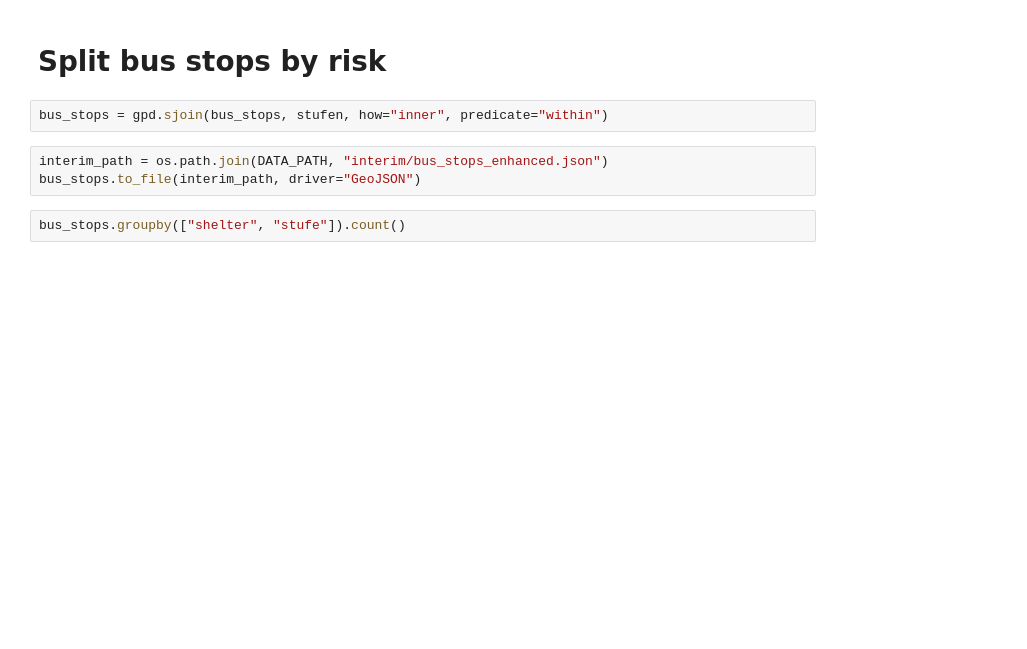
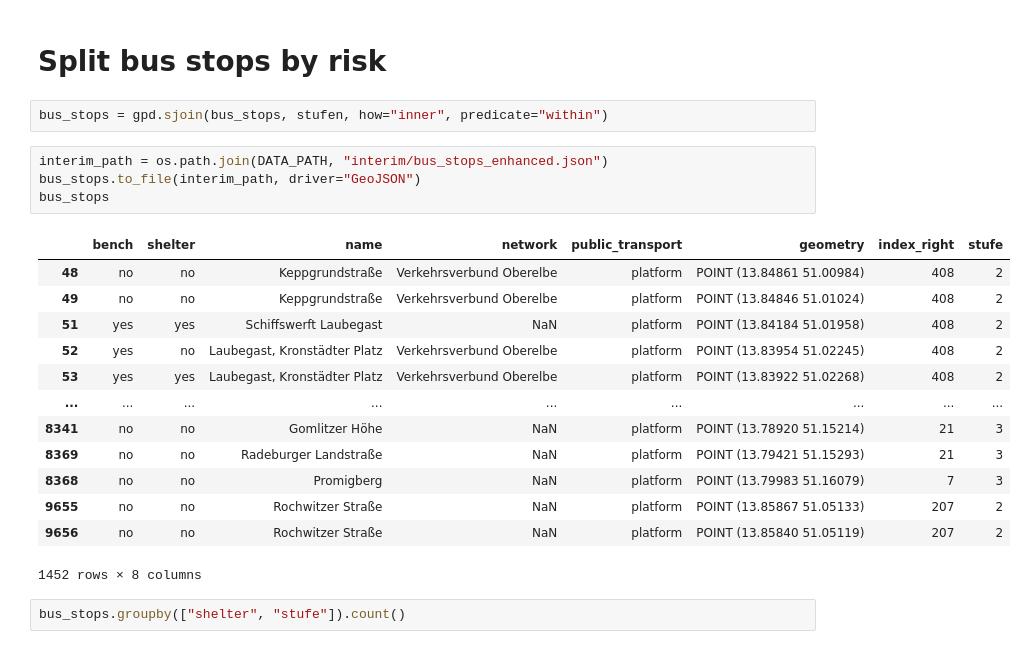
Before and after one commit to Wespe95/HiRo, a Jupyter notebook: notebooks/bus_hazard_zones.ipynb, the cells around one changed output. Drawn from its saved outputs; the diff is of its cells as text; blank space fills up the shorter version.

```diff
--- a/notebooks/bus_hazard_zones.ipynb
+++ b/notebooks/bus_hazard_zones.ipynb
@@ -88,6 +116,21 @@ bus_stops = gpd.sjoin(bus_stops, stufen, how="inner", predicate="within")
 # %%
 interim_path = os.path.join(DATA_PATH, "interim/bus_stops_enhanced.json")
 bus_stops.to_file(interim_path, driver="GeoJSON")
+bus_stops
+# %% [output]
+|  | bench | shelter | name | network | public_transport | geometry | index_right | stufe |
+| 48 | no | no | Keppgrundstraße | Verkehrsverbund Oberelbe | platform | POINT (13.84861 51.00984) | 408 | 2 |
+| 49 | no | no | Keppgrundstraße | Verkehrsverbund Oberelbe | platform | POINT (13.84846 51.01024) | 408 | 2 |
+| 51 | yes | yes | Schiffswerft Laubegast | NaN | platform | POINT (13.84184 51.01958) | 408 | 2 |
+| 52 | yes | no | Laubegast, Kronstädter Platz | Verkehrsverbund Oberelbe | platform | POINT (13.83954 51.02245) | 408 | 2 |
+| 53 | yes | yes | Laubegast, Kronstädter Platz | Verkehrsverbund Oberelbe | platform | POINT (13.83922 51.02268) | 408 | 2 |
+| ... | ... | ... | ... | ... | ... | ... | ... | ... |
+| 8341 | no | no | Gomlitzer Höhe | NaN | platform | POINT (13.78920 51.15214) | 21 | 3 |
+| 8369 | no | no | Radeburger Landstraße | NaN | platform | POINT (13.79421 51.15293) | 21 | 3 |
+| 8368 | no | no | Promigberg | NaN | platform | POINT (13.79983 51.16079) | 7 | 3 |
+| 9655 | no | no | Rochwitzer Straße | NaN | platform | POINT (13.85867 51.05133) | 207 | 2 |
+| 9656 | no | no | Rochwitzer Straße | NaN | platform | POINT (13.85840 51.05119) | 207 | 2 |
+1452 rows × 8 columns
 # %%
 bus_stops.groupby(["shelter", "stufe"]).count()
 # %% [output]
```
Also changed, not shown: parts of 2 cells of this notebook, 1 other file.
